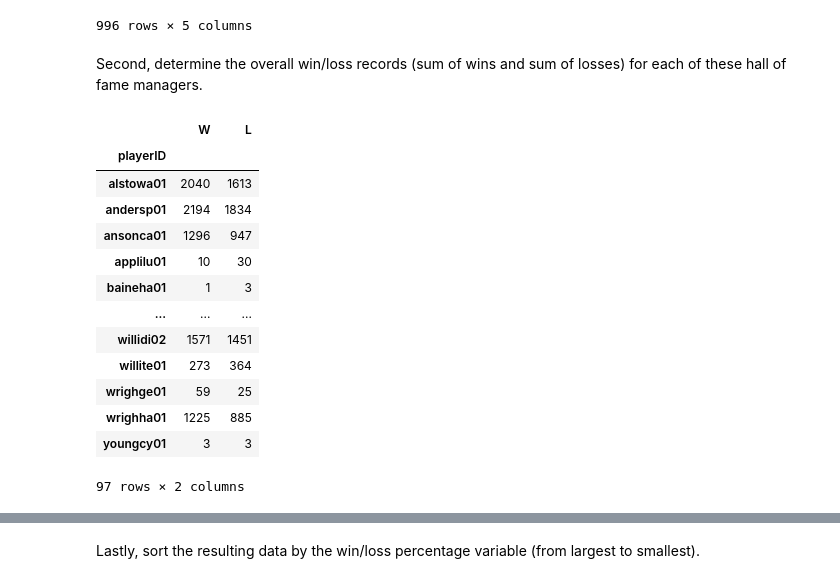
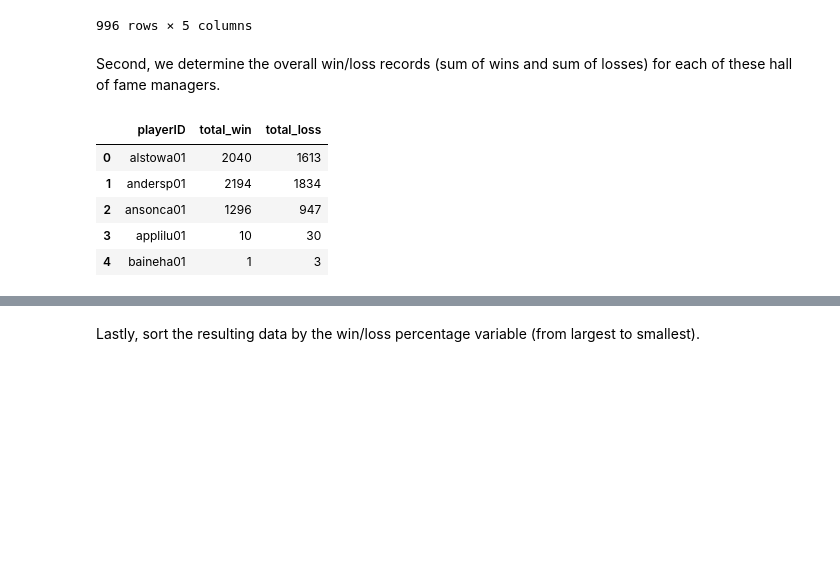
Before and after one commit to hzhoujoy/ST554_HomeWork5, a Jupyter notebook: HomeWork5.ipynb, the cells around one changed output, grey strips where cells are left out. Cells and saved outputs as stored; diff of their text form; code cells hidden in the pictures; blank space fills up the shorter version.

```diff
--- a/HomeWork5.ipynb
+++ b/HomeWork5.ipynb
@@ -468,23 +471,20 @@ df_season
 | 995 | youngcy01 | 6 | 3 | 3 | 1 |
 996 rows × 5 columns
 # %% [markdown]
-Second, determine the overall win/loss records (sum of wins and sum of losses) for each of these hall
-of fame managers.
+Second, we determine the overall win/loss records (sum of wins and sum of losses) for each of these hall of fame managers.
 # %%
-df_season.groupby('playerID')[['W', 'L']].sum()
+sum_records = (
+    df_season.groupby('playerID')
+    .agg(total_win=('W', 'sum'), total_loss=('L', 'sum'))
+    .reset_index()
+)
+
+sum_records.head()
 # %% [output]
-|  | W | L |
-| playerID |  |  |
-| alstowa01 | 2040 | 1613 |
-| andersp01 | 2194 | 1834 |
-| ansonca01 | 1296 | 947 |
-| applilu01 | 10 | 30 |
-| baineha01 | 1 | 3 |
-| ... | ... | ... |
-| willidi02 | 1571 | 1451 |
-| willite01 | 273 | 364 |
-| wrighge01 | 59 | 25 |
-| wrighha01 | 1225 | 885 |
-| youngcy01 | 3 | 3 |
+|  | playerID | total_win | total_loss |
+| 0 | alstowa01 | 2040 | 1613 |
+| 1 | andersp01 | 2194 | 1834 |
+| 2 | ansonca01 | 1296 | 947 |
+| 3 | applilu01 | 10 | 30 |
+| 4 | baineha01 | 1 | 3 |
-97 rows × 2 columns
 # %% [markdown]
```
Also changed, not shown: parts of 20 cells of this notebook.
